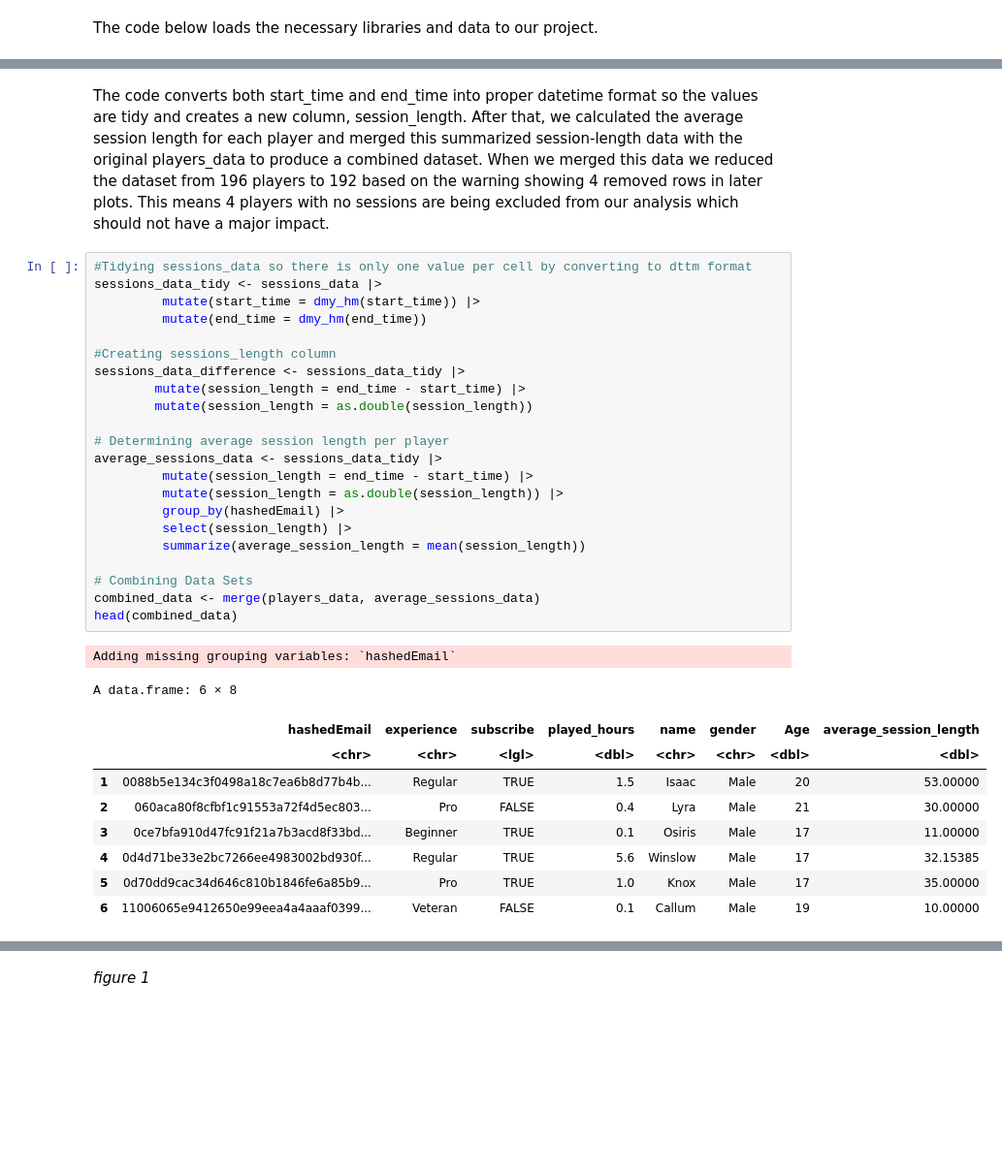
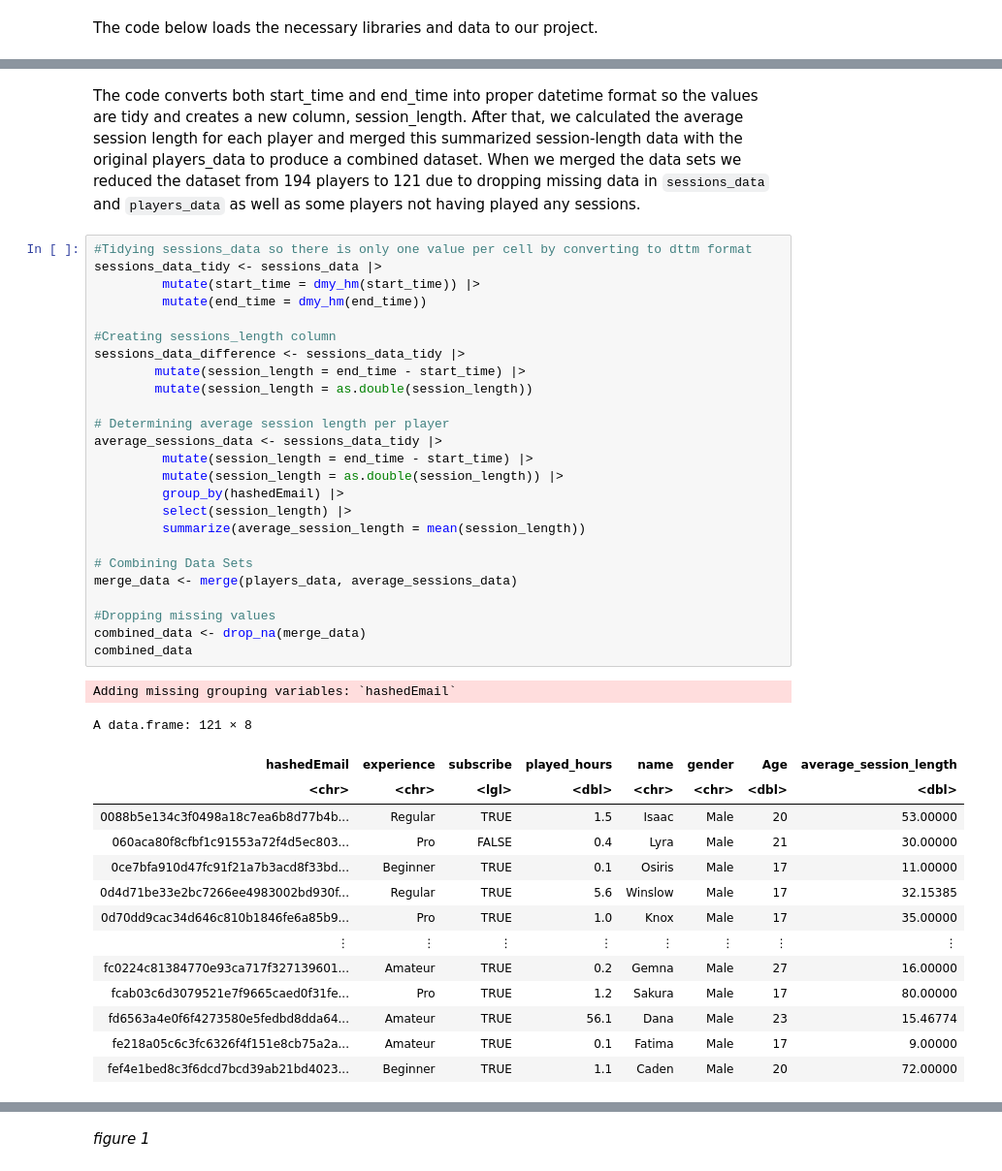
Before and after one commit to skylv777/dsci100_group_project, a Jupyter notebook: group_project.ipynb, the cells around one changed output, grey strips where cells are left out. Shown at 97% size. Cells and saved outputs as stored; diff of their text form; blank space fills up the shorter version.

```diff
--- a/group_project.ipynb
+++ b/group_project.ipynb
@@ -74,38 +80,46 @@ dbl (2): original_start_time, original_end_time
 ℹ Use `spec()` to retrieve the full column specification for this data.
 ℹ Specify the column types or set `show_col_types = FALSE` to quiet this message.
 # %% [markdown]
- The code converts both start_time and end_time into proper datetime format so the values are tidy and creates a new column, session_length. After that, we calculated the average session length for each player and merged this summarized session-length data with the original players_data to produce a combined dataset. When we merged this data we reduced the dataset from 196 players to 192 based on the warning showing 4 removed rows in later plots. This means 4 players with no sessions are being excluded from our analysis which should not have a major impact.
+ The code converts both start_time and end_time into proper datetime format so the values are tidy and creates a new column, session_length. After that, we calculated the average session length for each player and merged this summarized session-length data with the original players_data to produce a combined dataset. When we merged the data sets we reduced the dataset from 194 players to 121 due to dropping missing data in `sessions_data` and `players_data` as well as some players not having played any sessions.
 # %%
 #Tidying sessions_data so there is only one value per cell by converting to dttm format
 sessions_data_tidy <- sessions_data |>
          mutate(start_time = dmy_hm(start_time)) |>
          mutate(end_time = dmy_hm(end_time))
 
 #Creating sessions_length column
 sessions_data_difference <- sessions_data_tidy |>
         mutate(session_length = end_time - start_time) |>
         mutate(session_length = as.double(session_length))
 
 # Determining average session length per player
 average_sessions_data <- sessions_data_tidy |>
          mutate(session_length = end_time - start_time) |>
          mutate(session_length = as.double(session_length)) |>
          group_by(hashedEmail) |>
          select(session_length) |>
          summarize(average_session_length = mean(session_length))
 
 # Combining Data Sets
-combined_data <- merge(players_data, average_sessions_data)
-head(combined_data)
+merge_data <- merge(players_data, average_sessions_data)
+
+#Dropping missing values
+combined_data <- drop_na(merge_data)
+combined_data
 # %% [output]
 Adding missing grouping variables: `hashedEmail`
-A data.frame: 6 × 8
+A data.frame: 121 × 8
-|  | hashedEmail | experience | subscribe | played_hours | name | gender | Age | average_session_length |
-|  | <chr> | <chr> | <lgl> | <dbl> | <chr> | <chr> | <dbl> | <dbl> |
-| 1 | 0088b5e134c3f0498a18c7ea6b8d77b4b... | Regular | TRUE | 1.5 | Isaac | Male | 20 | 53.00000 |
-| 2 | 060aca80f8cfbf1c91553a72f4d5ec803... | Pro | FALSE | 0.4 | Lyra | Male | 21 | 30.00000 |
-| 3 | 0ce7bfa910d47fc91f21a7b3acd8f33bd... | Beginner | TRUE | 0.1 | Osiris | Male | 17 | 11.00000 |
-| 4 | 0d4d71be33e2bc7266ee4983002bd930f... | Regular | TRUE | 5.6 | Winslow | Male | 17 | 32.15385 |
-| 5 | 0d70dd9cac34d646c810b1846fe6a85b9... | Pro | TRUE | 1.0 | Knox | Male | 17 | 35.00000 |
-| 6 | 11006065e9412650e99eea4a4aaaf0399... | Veteran | FALSE | 0.1 | Callum | Male | 19 | 10.00000 |
+| hashedEmail | experience | subscribe | played_hours | name | gender | Age | average_session_length |
+| <chr> | <chr> | <lgl> | <dbl> | <chr> | <chr> | <dbl> | <dbl> |
+| 0088b5e134c3f0498a18c7ea6b8d77b4b... | Regular | TRUE | 1.5 | Isaac | Male | 20 | 53.00000 |
+| 060aca80f8cfbf1c91553a72f4d5ec803... | Pro | FALSE | 0.4 | Lyra | Male | 21 | 30.00000 |
+| 0ce7bfa910d47fc91f21a7b3acd8f33bd... | Beginner | TRUE | 0.1 | Osiris | Male | 17 | 11.00000 |
+| 0d4d71be33e2bc7266ee4983002bd930f... | Regular | TRUE | 5.6 | Winslow | Male | 17 | 32.15385 |
+| 0d70dd9cac34d646c810b1846fe6a85b9... | Pro | TRUE | 1.0 | Knox | Male | 17 | 35.00000 |
+| ⋮ | ⋮ | ⋮ | ⋮ | ⋮ | ⋮ | ⋮ | ⋮ |
+| fc0224c81384770e93ca717f327139601... | Amateur | TRUE | 0.2 | Gemna | Male | 27 | 16.00000 |
+| fcab03c6d3079521e7f9665caed0f31fe... | Pro | TRUE | 1.2 | Sakura | Male | 17 | 80.00000 |
+| fd6563a4e0f6f4273580e5fedbd8dda64... | Amateur | TRUE | 56.1 | Dana | Male | 23 | 15.46774 |
+| fe218a05c6c3fc6326f4f151e8cb75a2a... | Amateur | TRUE | 0.1 | Fatima | Male | 17 | 9.00000 |
+| fef4e1bed8c3f6dcd7bcd39ab21bd4023... | Beginner | TRUE | 1.1 | Caden | Male | 20 | 72.00000 |
 # %% [markdown]
```
Also changed, not shown: parts of 10 cells of this notebook.
